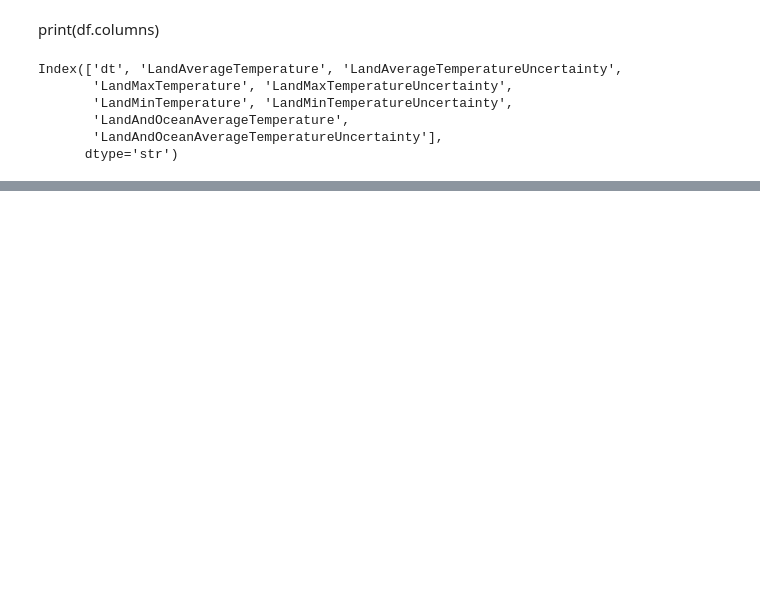
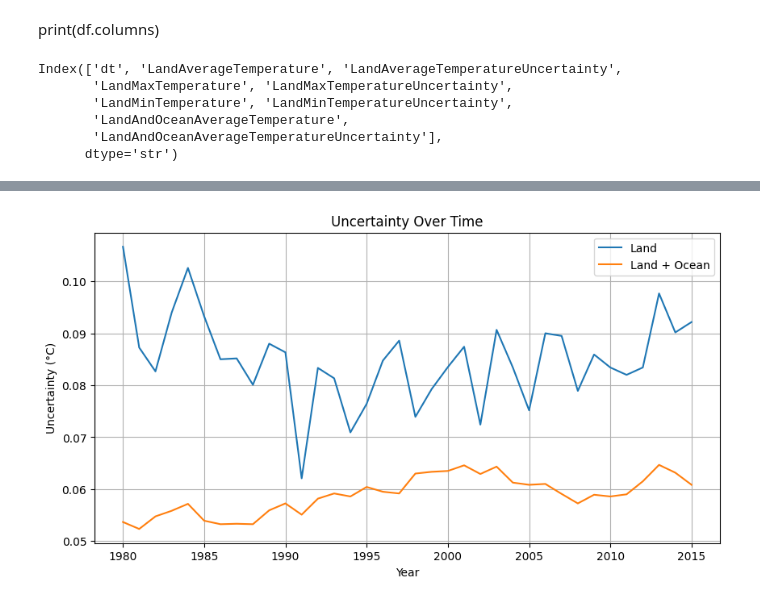
Before and after one commit to JaphletM/climate-watch, a Jupyter notebook: Opdracht 2/notebook.ipynb, the cells around one changed output, grey strips where cells are left out. Saved outputs shown, nothing was run; the diff lists cells and outputs as text; code cells hidden in the pictures; blank space fills up the shorter version.

```diff
--- a/Opdracht 2/notebook.ipynb
+++ b/Opdracht 2/notebook.ipynb
@@ -189,0 +258,41 @@ df["LandAverageTemperature"] = df["LandAverageTemperature"].fillna(
+# %%
+df = pd.read_sql("SELECT * FROM globaltemperatures_subset", engine)
+
+df["dt"] = pd.to_datetime(df["dt"])
+df["Year"] = df["dt"].dt.year
+
+# Convert uncertainty columns to numeric
+uncertainty_cols = [
+    "LandAverageTemperatureUncertainty",
+    "LandAndOceanAverageTemperatureUncertainty"
+]
+
+for col in uncertainty_cols:
+    df[col] = pd.to_numeric(df[col], errors="coerce")
+# %%
+yearly_uncertainty = df.groupby("Year")[uncertainty_cols].mean()
+# %%
+import matplotlib.pyplot as plt
+
+plt.figure(figsize=(10, 5))
+
+plt.plot(
+    yearly_uncertainty.index,
+    yearly_uncertainty["LandAverageTemperatureUncertainty"],
+    label="Land"
+)
+
+plt.plot(
+    yearly_uncertainty.index,
+    yearly_uncertainty["LandAndOceanAverageTemperatureUncertainty"],
+    label="Land + Ocean"
+)
+
+plt.title("Uncertainty Over Time")
+plt.xlabel("Year")
+plt.ylabel("Uncertainty (°C)")
+plt.legend()
+plt.grid()
+plt.show()
+# %% [output]
+[figure, added]
```
Also changed, not shown: parts of 43 cells of this notebook, 1 other file.
